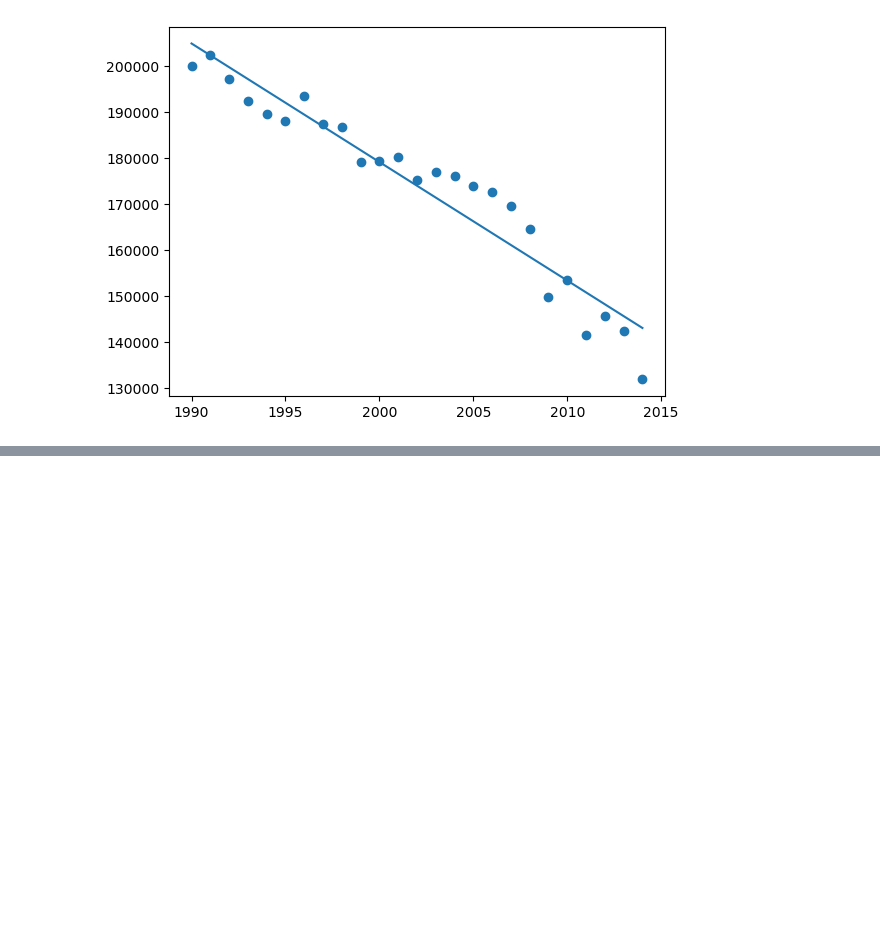
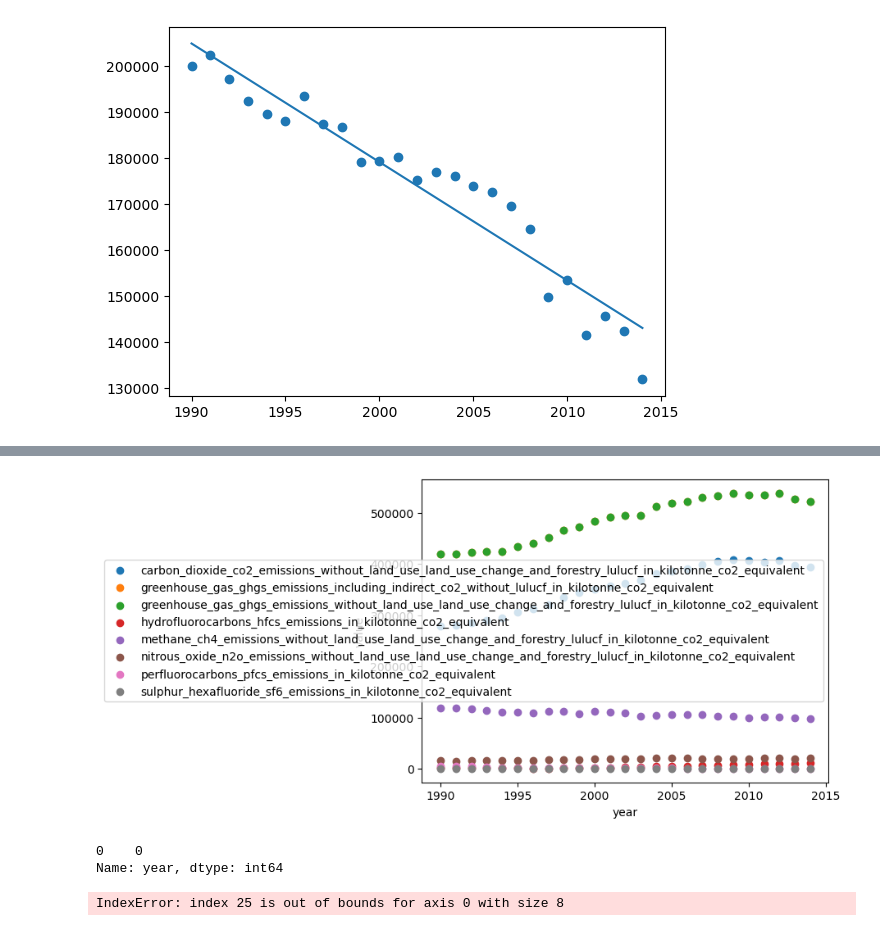
Before and after one commit to Thomas-Nguyen12/Weather_website, a Jupyter notebook: forecast.ipynb, the cells around one changed output, grey strips where cells are left out. Saved outputs shown, nothing was run; the diff lists cells and outputs as text; code cells hidden in the pictures; blank space fills up the shorter version.

Commit message:
finally fixed graphs. I have started working on showing the emission categories for each country

```diff
--- a/forecast.ipynb
+++ b/forecast.ipynb
@@ -230,0 +215,3 @@ Reshape your data either using array.reshape(-1, 1) if your data has a single fe
+# %%
+df = pd.read_csv("greenhouse.csv")
+df.head()
@@ -230,0 +225,4 @@ Reshape your data either using array.reshape(-1, 1) if your data has a single fe
+# %%
+australia = df[df.country_or_area == "Australia"]
+australia = australia.pivot_table(columns=["category"], values="value", index="year")
+australia
@@ -230,0 +260,22 @@ Reshape your data either using array.reshape(-1, 1) if your data has a single fe
+# %%
+australia["year"] = [i for i in australia.index]
+australia.index = [i for i in range(len(australia))]
+for i in range(0, len(australia.columns) - 1):
+    plt.scatter(x=australia["year"] , y=australia[australia.columns[i]])
+plt.xlabel("year")
+plt.ylabel("value")
+plt.legend(australia.columns)
+plt.show()
+# %% [output]
+[figure, added]
+# %%
+australia.year
+# %% [output]
+0    0
+Name: year, dtype: int64
+# %%
+len(australia)
+
+australia.columns[25]
+# %% [output]
+IndexError: index 25 is out of bounds for axis 0 with size 8
```
Also changed, not shown: parts of 15 cells of this notebook, 6 other files.
